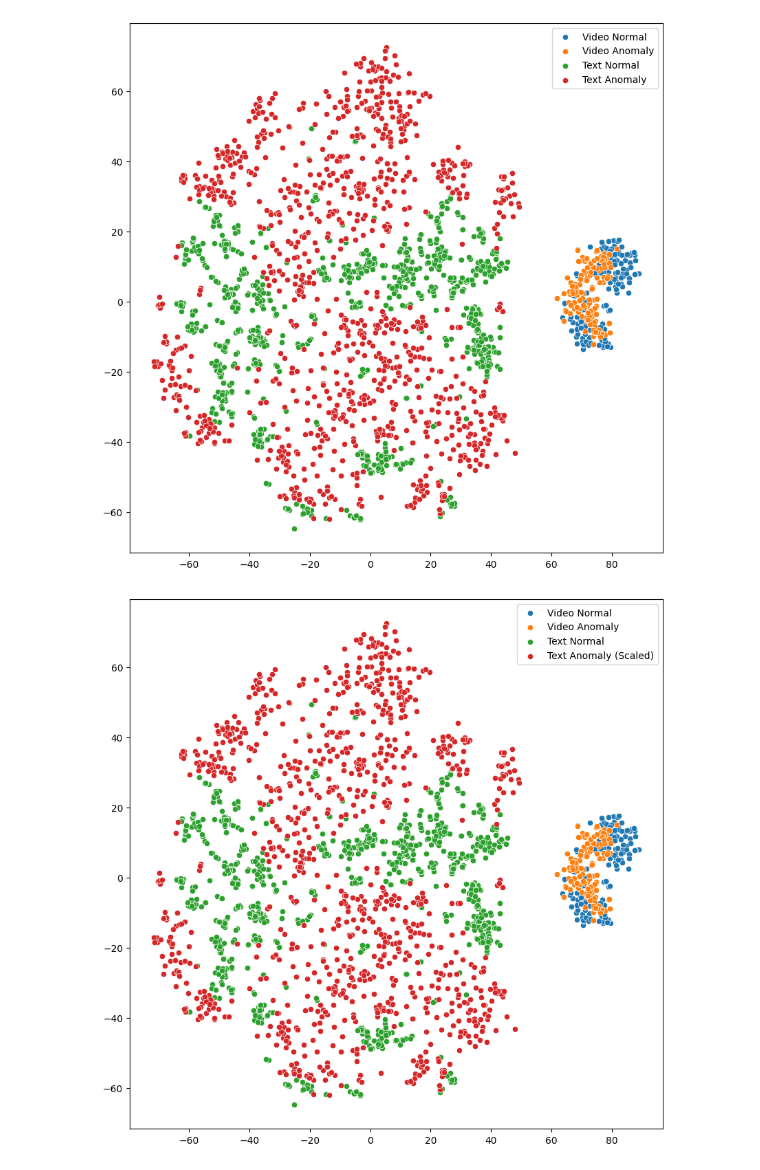
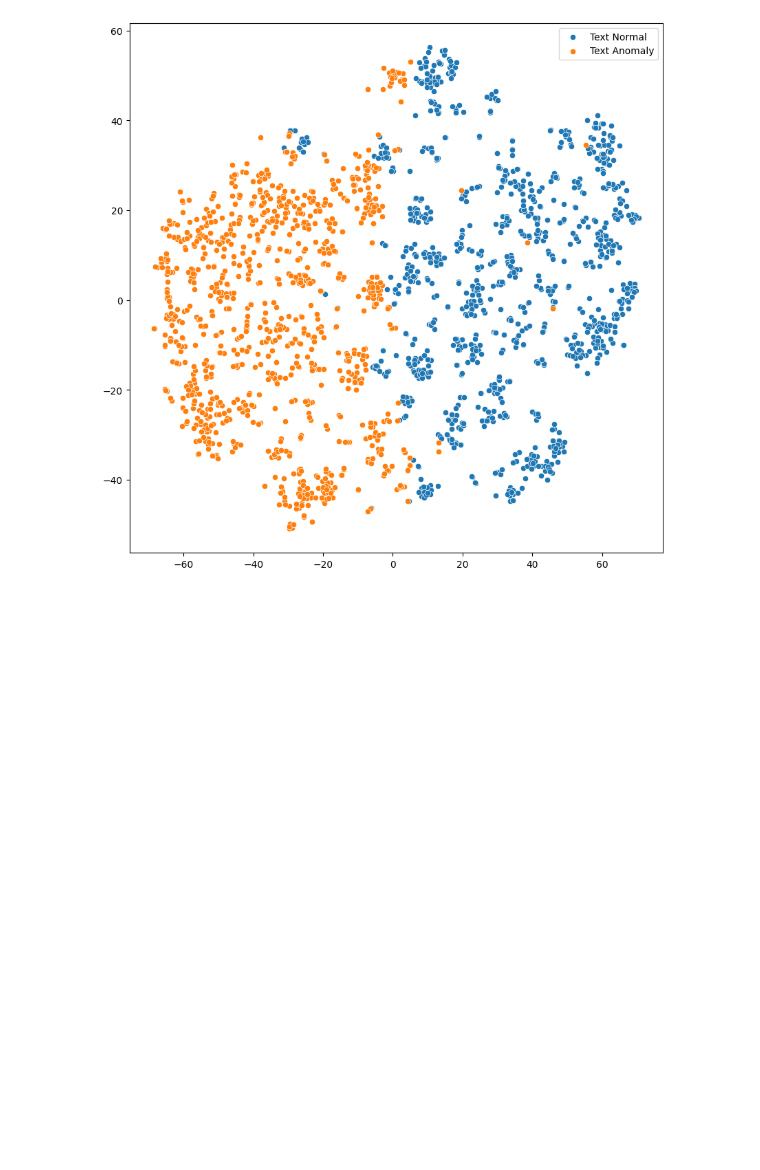
Before and after one commit to Haawron/agent-based-vad, a Jupyter notebook: notebooks/embeddings_visualized.ipynb, the cells around one changed output. Drawn from its saved outputs; the diff is of its cells as text; code cells hidden in the pictures; blank space fills up the shorter version.

Commit message:
Add: Text Embedding Prompting and Segment Embedding Projection

```diff
--- a/notebooks/embeddings_visualized.ipynb
+++ b/notebooks/embeddings_visualized.ipynb
@@ -39,40 +25,23 @@ embeddings_anomaly = np.array(embeddings_anomaly)
 # %%
-p_embedding_text_normal = Path('/code/output/psuedo-captions/gpt-4o/00-rich-context/embs_normal.npy')
-p_embedding_text_anomaly = Path('/code/output/psuedo-captions/gpt-4o/00-rich-context/embs_anomalous.npy')
+p_embedding_text_normal = Path('/code/output/psuedo-captions/gpt-4o/00-rich-context/embeddings/imagebind/embs_normal.npy')
+p_embedding_text_anomaly = Path('/code/output/psuedo-captions/gpt-4o/00-rich-context/embeddings/imagebind/embs_anomalous.npy')
 embeddings_text_normal = np.load(p_embedding_text_normal)[:1000]
 embeddings_text_anomaly = np.load(p_embedding_text_anomaly)[:1000]
 # %%
 np.random.seed(0)
-# tsne = TSNE(n_components=2, perplexity=30, max_iter=1000, init='random', metric='precomputed')
-tsne = TSNE(n_components=2, perplexity=30, max_iter=1000, init='pca', metric='cosine')
+tsne = TSNE(n_components=2, perplexity=30, max_iter=5000, init='pca', metric='cosine')
 e = np.concatenate([
-    embeddings_normal,
-    embeddings_anomaly,
     embeddings_text_normal,
-    .01 * embeddings_text_anomaly,
-    .01 * embeddings_text_anomaly * .8], axis=0)
+    embeddings_text_anomaly], axis=0)
 ee = tsne.fit_transform(e)
-# dot = np.dot(e, e.T)
-# ee = tsne.fit_transform(dot.max() - dot)
 
-a, b, c, d = len(embeddings_normal), len(embeddings_anomaly), len(embeddings_text_normal), len(embeddings_text_anomaly)
-bdds = [a, a+b, a+b+c, a+b+c+d]
+a, b = len(embeddings_text_normal), len(embeddings_text_anomaly)
+bdds = [a, a+b]
 
 plt.figure(figsize=(10, 10))
-sns.scatterplot(x=ee[:bdds[0], 0], y=ee[:bdds[0], 1], label='Video Normal')
-sns.scatterplot(x=ee[bdds[0]:bdds[1], 0], y=ee[bdds[0]:bdds[1], 1], label='Video Anomaly')
-sns.scatterplot(x=ee[bdds[1]:bdds[2], 0], y=ee[bdds[1]:bdds[2], 1], label='Text Normal')
-sns.scatterplot(x=ee[bdds[2]:bdds[3], 0], y=ee[bdds[2]:bdds[3], 1], label='Text Anomaly')
+sns.scatterplot(x=ee[:bdds[0], 0], y=ee[:bdds[0], 1], label='Text Normal')
+sns.scatterplot(x=ee[bdds[0]:bdds[1], 0], y=ee[bdds[0]:bdds[1], 1], label='Text Anomaly')
 plt.legend()
 plt.show()
-
-# plt.figure(figsize=(10, 10))
-# sns.scatterplot(x=ee[:bdds[0], 0], y=ee[:bdds[0], 1], label='Video Normal')
-# sns.scatterplot(x=ee[bdds[0]:bdds[1], 0], y=ee[bdds[0]:bdds[1], 1], label='Video Anomaly')
-# sns.scatterplot(x=ee[bdds[1]:bdds[2], 0], y=ee[bdds[1]:bdds[2], 1], label='Text Normal')
-# sns.scatterplot(x=ee[bdds[3]:, 0], y=ee[bdds[3]:, 1], label='Text Anomaly (Scaled)')
-# plt.legend()
-# plt.show()
 # %% [output]
-[figure, old version]
+[figure, new version]
-[figure, removed]
```
Also changed, not shown: parts of 9 cells of this notebook, 4 other files.
